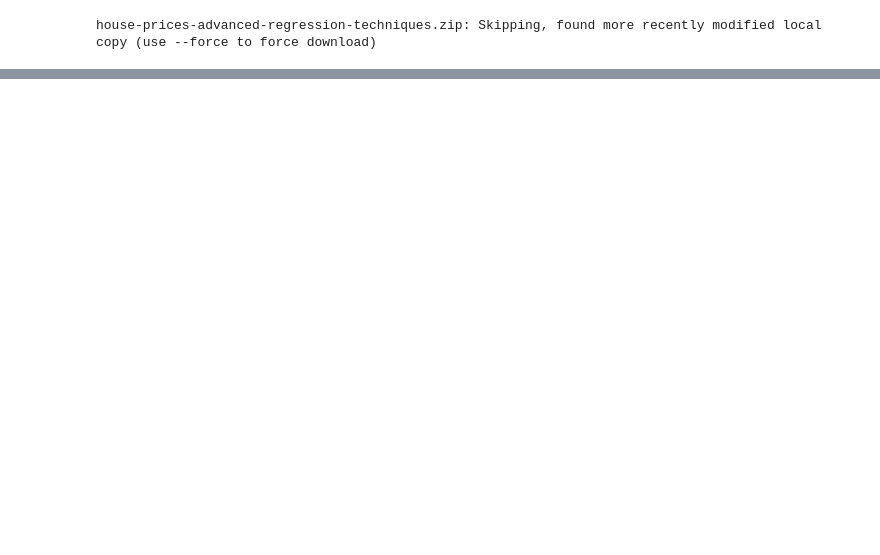
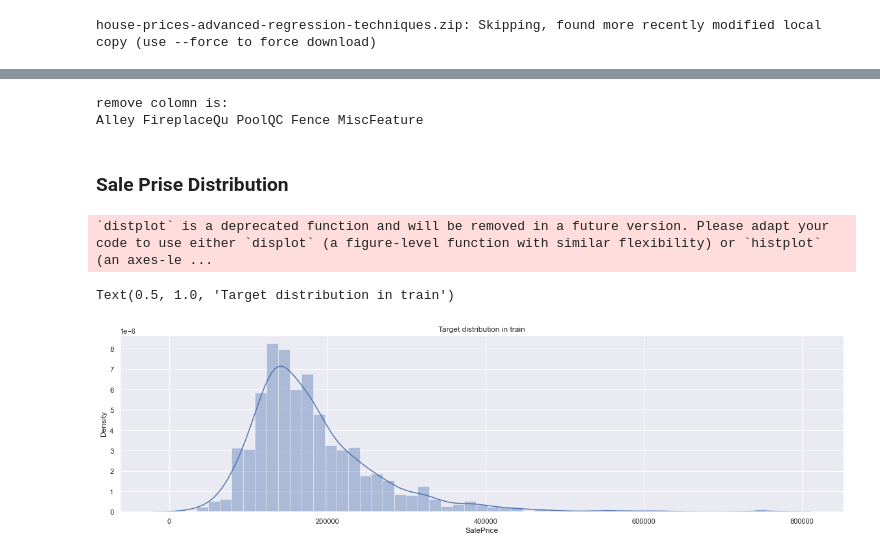
Before and after one commit to DmitrySH19/house-price-prediction, a Jupyter notebook: house_prices_solution.ipynb, the cells around one changed output, grey strips where cells are left out. Drawn from its saved outputs; the diff is of its cells as text; code cells hidden in the pictures; blank space fills up the shorter version.

```diff
--- a/house_prices_solution.ipynb
+++ b/house_prices_solution.ipynb
@@ -75,0 +121,19 @@ test.head()
+# %%
+colomn_to_remove = list(null_features[null_features>300].index)
+train.drop(colomn_to_remove, axis=1, inplace=True)
+test.drop(colomn_to_remove, axis=1, inplace=True)
+print('remove colomn is:')
+print(*colomn_to_remove)
+# %% [output]
+remove colomn is:
+Alley FireplaceQu PoolQC Fence MiscFeature
+# %% [markdown]
+### Sale Prise Distribution
+# %%
+plt.figure(figsize=(20,5))
+sns.distplot(train.SalePrice)
+plt.title("Target distribution in train")
+# %% [output]
+`distplot` is a deprecated function and will be removed in a future version. Please adapt your code to use either `displot` (a figure-level function with similar flexibility) or `histplot` (an axes-le ...
+Text(0.5, 1.0, 'Target distribution in train')
+[figure, added]
```
Also changed, not shown: parts of 45 cells of this notebook.
